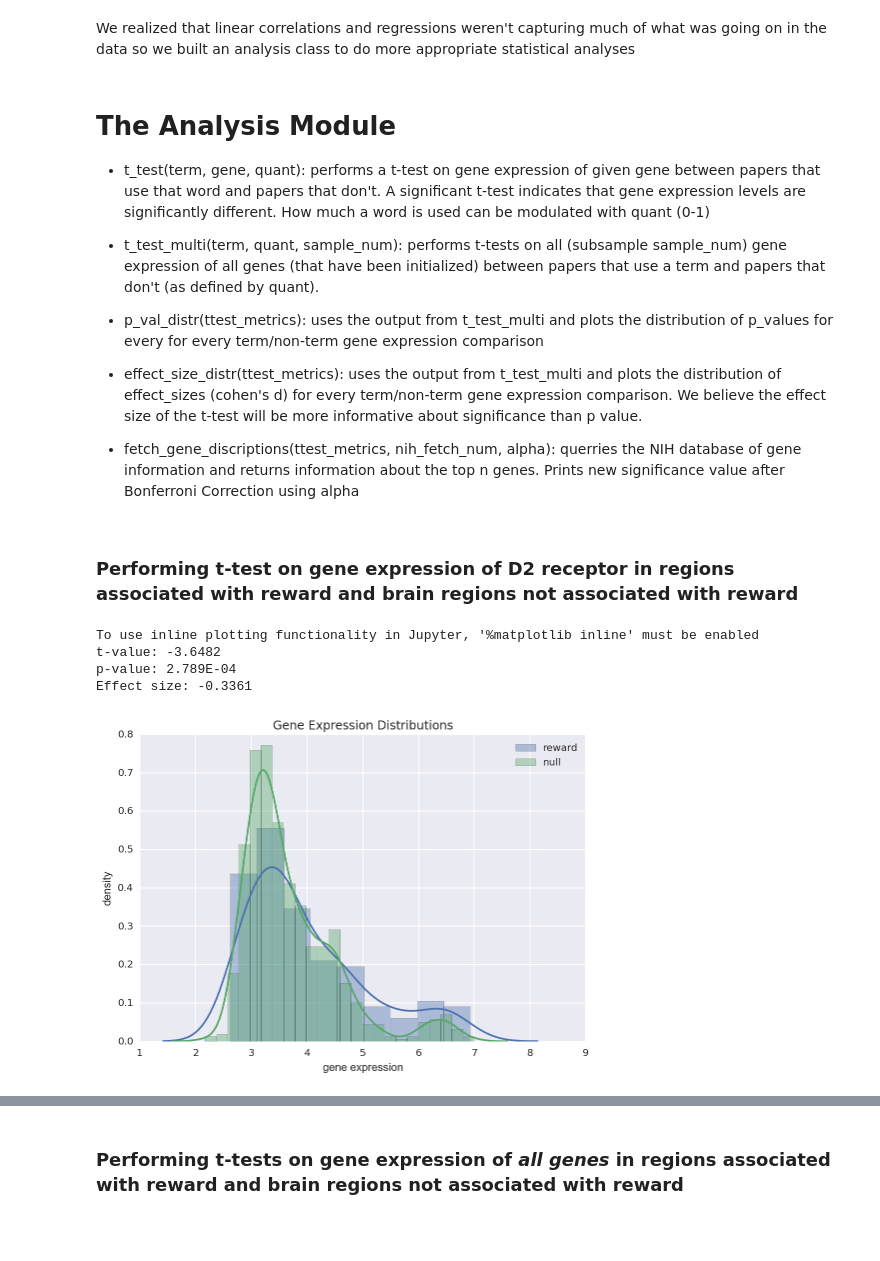
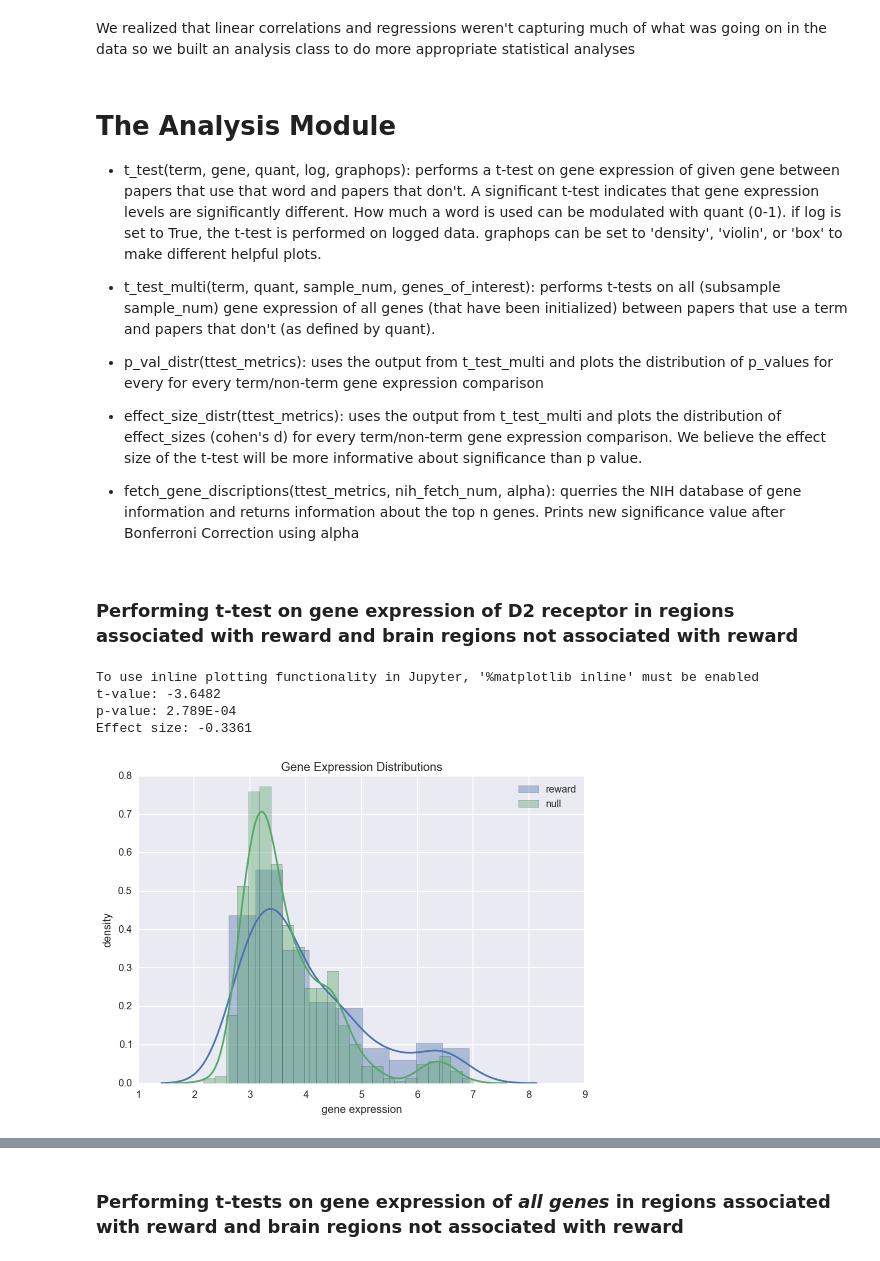
Before and after one commit to voytekresearch/nsaba, a Jupyter notebook: notebooks/demos/Nsaba_Demonstration.ipynb, the cells around one changed output, grey strips where cells are left out. Drawn from its saved outputs; the diff is of its cells as text; code cells hidden in the pictures; blank space fills up the shorter version.

```diff
--- a/notebooks/demos/Nsaba_Demonstration.ipynb
+++ b/notebooks/demos/Nsaba_Demonstration.ipynb
@@ -212,9 +205,9 @@ We realized that linear correlations and regressions weren't capturing much of w
 # %% [markdown]
 # The Analysis Module
 
-* t_test(term, gene, quant): performs a t-test on gene expression of given gene between papers that use that word and papers that don't. A significant t-test indicates that gene expression levels are significantly different. How much a word is used can be modulated with quant (0-1)
+* t_test(term, gene, quant, log, graphops): performs a t-test on gene expression of given gene between papers that use that word and papers that don't. A significant t-test indicates that gene expression levels are significantly different. How much a word is used can be modulated with quant (0-1). if log is set to True, the t-test is performed on logged data. graphops can be set to 'density', 'violin', or 'box' to make different helpful plots.
 
-* t_test_multi(term, quant, sample_num): performs t-tests on all (subsample sample_num) gene expression of all genes (that have been initialized) between papers that use a term and papers that don't (as defined by quant).
+* t_test_multi(term, quant, sample_num, genes_of_interest): performs t-tests on all (subsample sample_num) gene expression of all genes (that have been initialized) between papers that use a term and papers that don't (as defined by quant).
 
 * p_val_distr(ttest_metrics): uses the output from t_test_multi and plots the distribution of p_values for every  for every term/non-term gene expression comparison
 
@@ -226,11 +219,11 @@ We realized that linear correlations and regressions weren't capturing much of w
 # %%
 from nsaba.nsaba.analysis import NsabaAnalysis
 
 A = NsabaAnalysis(N)
-A.t_test('reward',genes[0])
+A.t_test('reward',genes[0],graphops='density')
 # %% [output]
 To use inline plotting functionality in Jupyter, '%matplotlib inline' must be enabled
 t-value: -3.6482
 p-value: 2.789E-04
 Effect size: -0.3361
-[figure, old version]
+[figure, new version]
```
Also changed, not shown: parts of 9 cells of this notebook, 4 other files.
